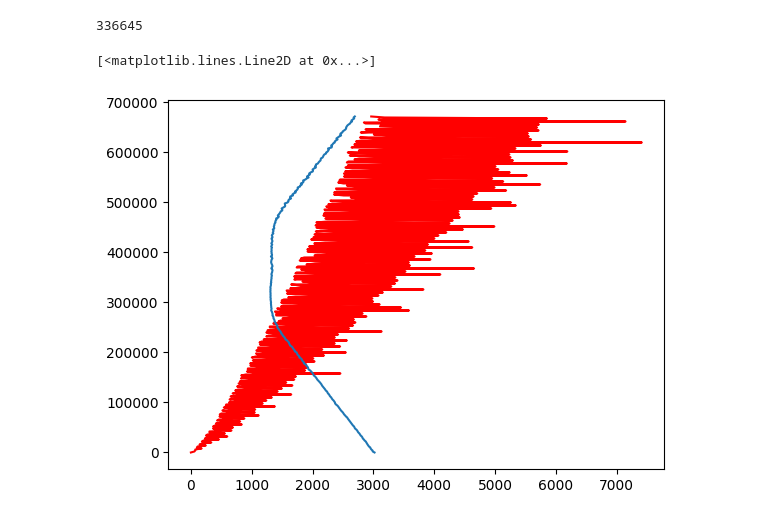
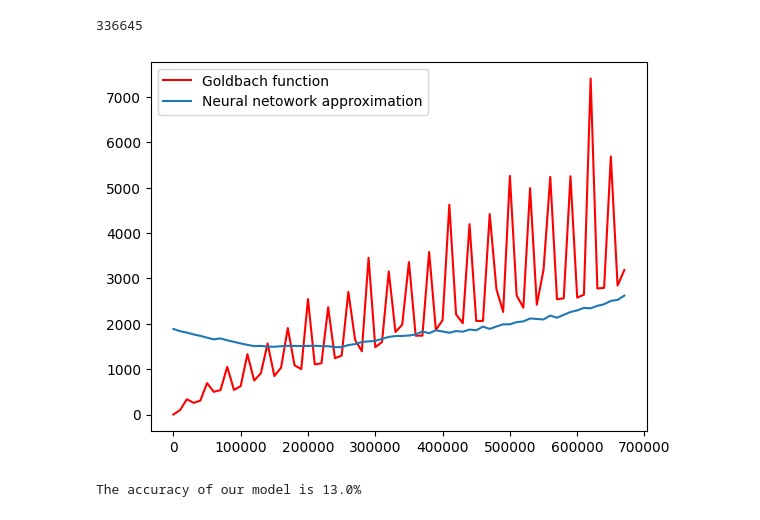
Before and after one commit to Sauravroy34/Goldbach_function_approximation, a Jupyter notebook: main.ipynb, the cells around one changed output. Saved outputs shown, nothing was run; the diff lists cells and outputs as text; code cells hidden in the pictures.

```diff
--- a/main.ipynb
+++ b/main.ipynb
@@ -63,17 +55,20 @@ class Neural_nets(nn.Module):
     def __init__(self):
         super().__init__()
         self.linear = nn.Sequential(
-                nn.Linear(42, 100),         # Input: 42 features, Output: 100 features        # Batch normalization for 100 features
+                nn.Linear(42, 200),
                 nn.ReLU(),
-                nn.Linear(100, 100),        # Input: 100 features, Output: 200 features
-                nn.BatchNorm1d(100),        # Batch normalization for 200 features
+                nn.Linear(200, 200),
+                nn.BatchNorm1d(200),
                 nn.ReLU(),
-                nn.Linear(100, 100),        # Input: 100 features, Output: 200 features
-                nn.BatchNorm1d(100),        # Batch normalization for 200 features
+                nn.Linear(200, 100),
+                nn.BatchNorm1d(100),
                 nn.ReLU(),
-                nn.Linear(100, 10),        # Input: 100 features, Output: 200 features
+                nn.Linear(100, 100),
+                nn.BatchNorm1d(100),
                 nn.ReLU(),
-                nn.Linear(10, 1),          # Output: 1 value (regression)
+                nn.Linear(100, 10),
+                nn.ReLU(),
+                nn.Linear(10, 1),
 
             )
 
@@ -111,34 +106,24 @@ def train_epoch():
     running_loss = 0.
 
 
-    # Here, we use enumerate(training_loader) instead of
-    # iter(training_loader) so that we can track the batch
-    # index and do some intra-epoch reporting
     for i, data in enumerate(data_loader):
-        # Every data instance is an input + label pair
         inputs, labels = data["number"].to(dtype =torch.float32) , data["combination"].to(dtype = torch.float32)
 
-        # Zero your gradients for every batch!
         optimizer.zero_grad()
 
-        # Make predictions for this batch
         inputs = inputs.squeeze()
         outputs = function(inputs)
-        if (i == 1):
-            print(outputs)
-        # Compute the loss and its gradients
-        loss = loss_fn(outputs, labels)
+
+        loss = loss_fn(outputs.squeeze(), labels)
         loss.backward()
         torch.nn.utils.clip_grad_norm_(function.parameters(), max_norm=1.0)
-        # Adjust learning weights
         optimizer.step()
-        # Gather data and report
         running_loss += loss.item()
 
 
     return running_loss/len(data_loader)
 # %%
-epochs = 10
+epochs = 15
 
 for epoch in range(epochs):
 
@@ -180,22 +165,29 @@ print(len(df))
 # %% [output]
 336645
 # %%
-even_number = df["Even_number"][::1000]
+even_number = df["Even_number"][::5000]
 
-combination = df["combination"][::1000]
+combination = df["combination"][::5000]
 tensors =[]
 function.eval()
 out_lis = []
 
 for i in even_number:
     tensors.append(torch.tensor(number_to_feature_vector(i),dtype=torch.float32))
 with torch.no_grad():
     for j in tensors:
 
         out  = function(j.unsqueeze(0))
         out_lis.append(out.item())
-plt.plot(combination, even_number, color="red")
-plt.plot(out_lis,even_number)
+plt.plot(even_number, combination, color="red",label ="Goldbach function")
+plt.plot(even_number,out_lis,label = "Neural netowork approximation")
+plt.legend()
+plt.show()
 # %% [output]
-[<matplotlib.lines.Line2D at 0x...>]
-[figure, old version]
+[figure, new version]
+# %%
+from sklearn.metrics import r2_score
+score = r2_score(combination, np.array(out_lis))
+print("The accuracy of our model is {}%".format(round(score, 2) *100))
+# %% [output]
+The accuracy of our model is 13.0%
```
Also changed, not shown: parts of 4 cells of this notebook, 5 other files.
